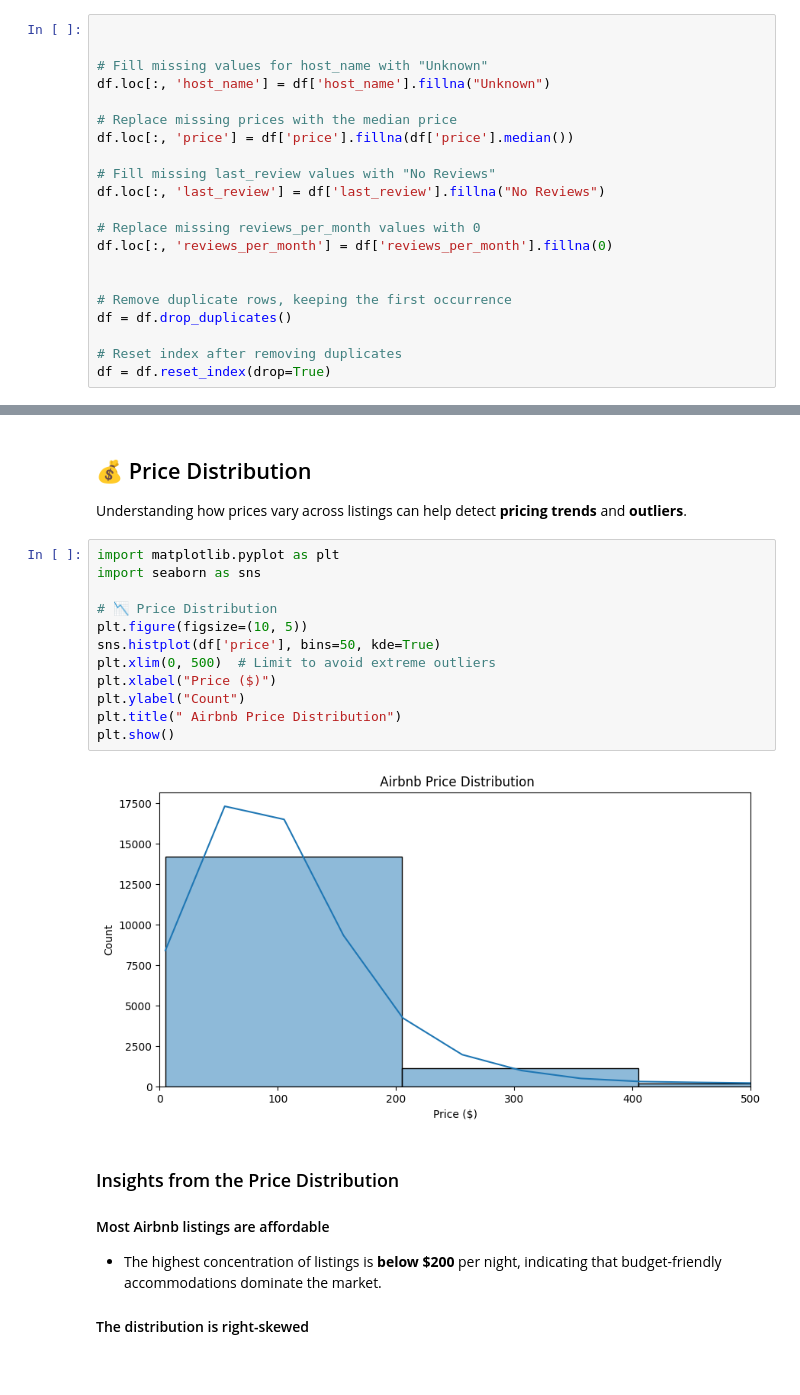
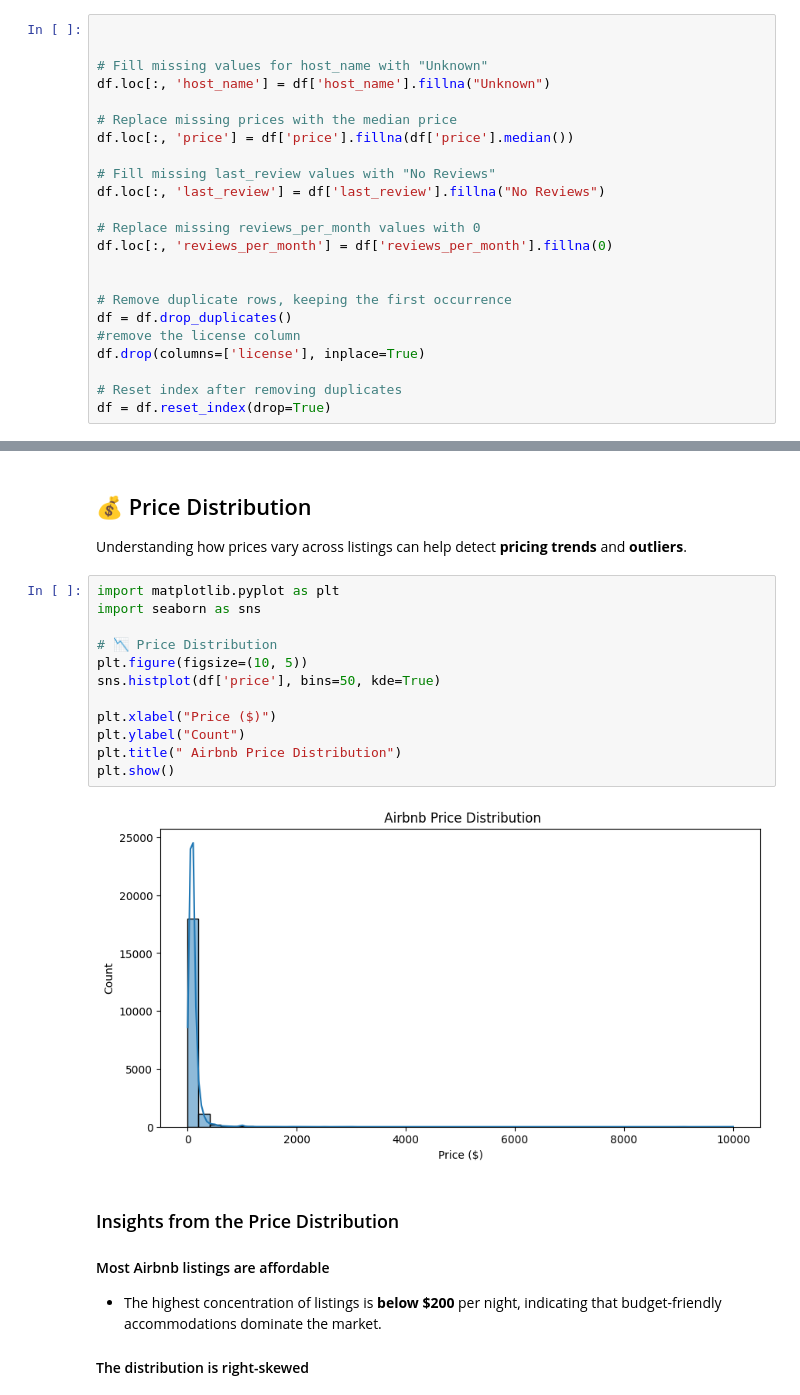
Before and after one commit to SelmahT/AirBnb-EDA, a Jupyter notebook: analysis.ipynb, the cells around one changed output, grey strips where cells are left out. Saved outputs shown, nothing was run; the diff lists cells and outputs as text; blank space fills up the shorter version.

```diff
--- a/analysis.ipynb
+++ b/analysis.ipynb
@@ -59,6 +59,8 @@ df.loc[:, 'reviews_per_month'] = df['reviews_per_month'].fillna(0)
 
 # Remove duplicate rows, keeping the first occurrence
 df = df.drop_duplicates()
+#remove the license column
+df.drop(columns=['license'], inplace=True)
 
 # Reset index after removing duplicates
 df = df.reset_index(drop=True)
@@ -108,17 +110,17 @@ Understanding how prices vary across listings can help detect **pricing trends**
 # %%
 import matplotlib.pyplot as plt
 import seaborn as sns
 
 # 📉 Price Distribution
 plt.figure(figsize=(10, 5))
 sns.histplot(df['price'], bins=50, kde=True)
-plt.xlim(0, 500)  # Limit to avoid extreme outliers
+
 plt.xlabel("Price ($)")
 plt.ylabel("Count")
 plt.title(" Airbnb Price Distribution")
 plt.show()
 # %% [output]
-[figure, old version]
+[figure, new version]
 # %% [markdown]
 ### Insights from the Price Distribution
 
```
Also changed, not shown: parts of 10 cells of this notebook.
